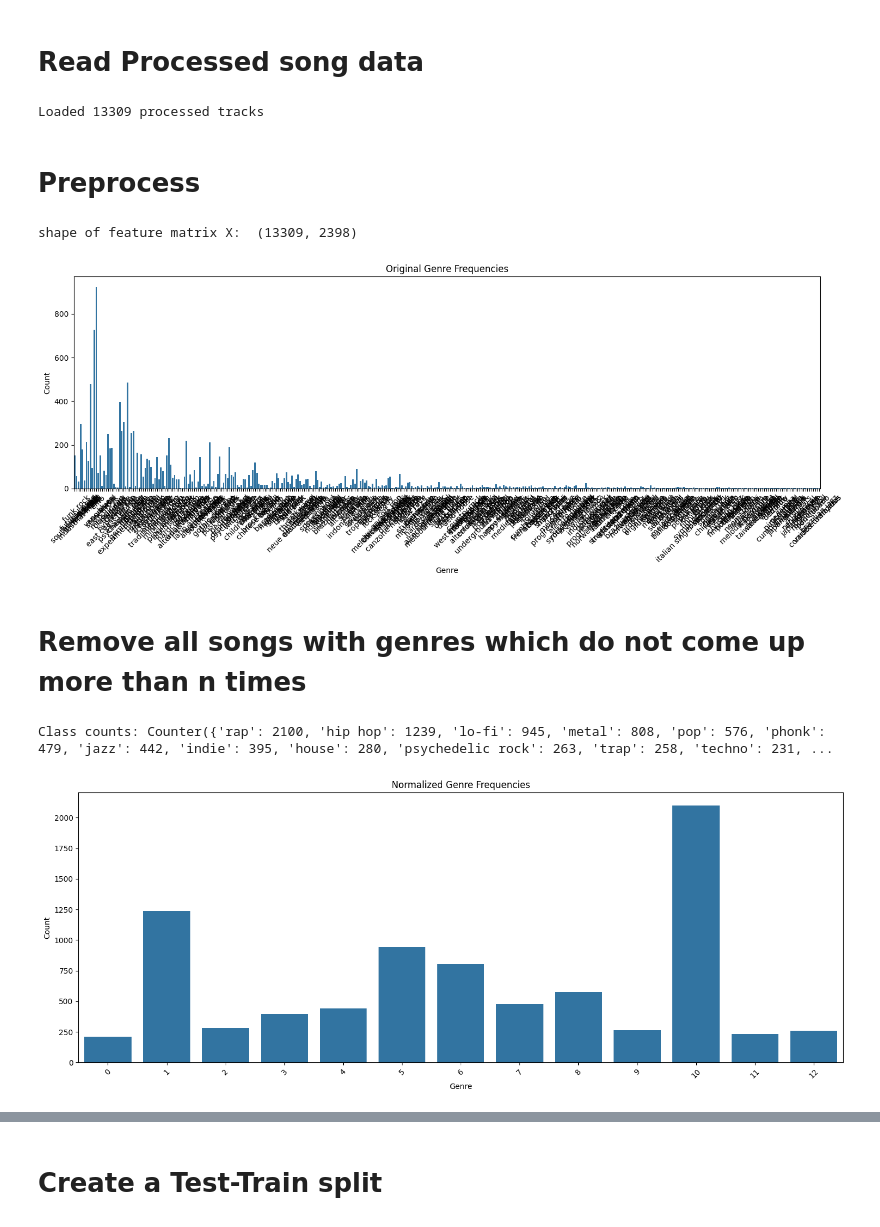
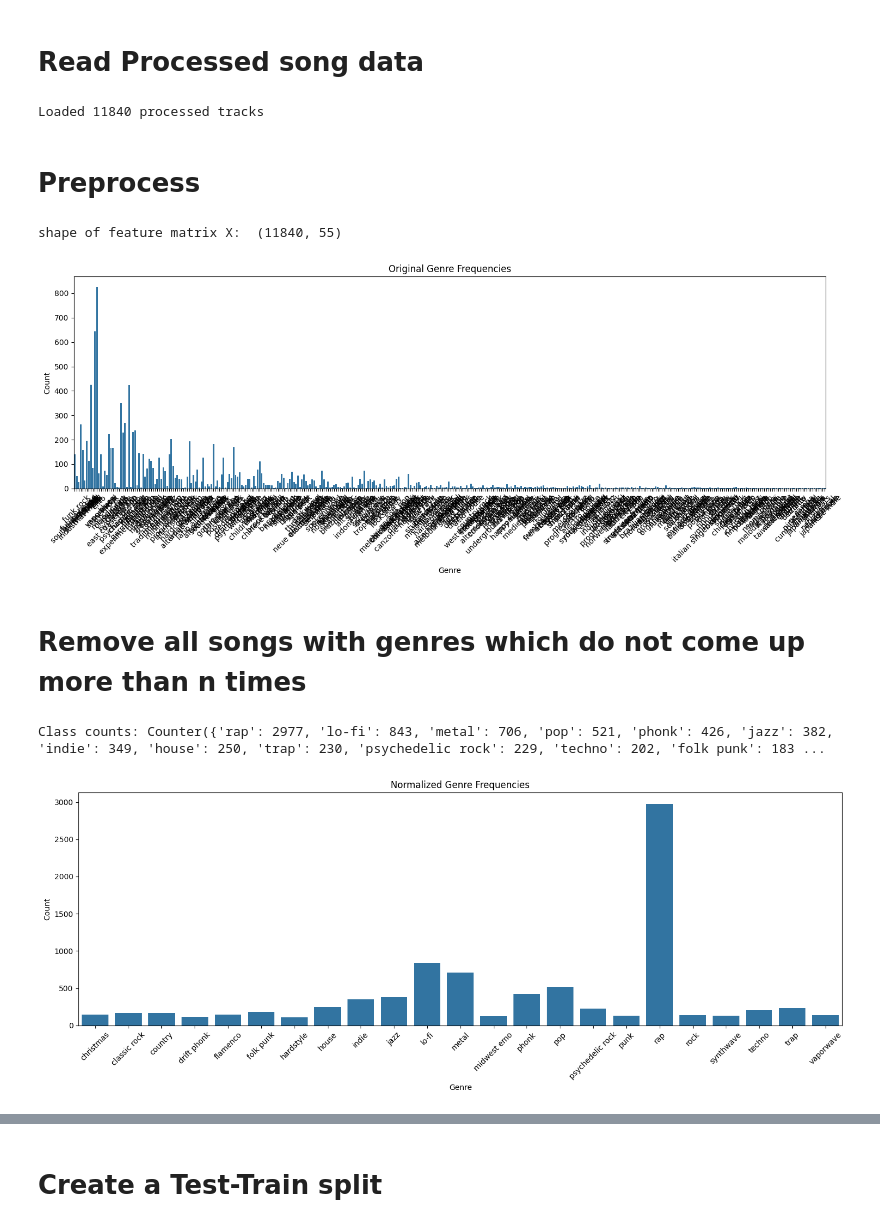
Before and after one commit to agresdominik/predictify, a Jupyter notebook: src/ai_analysis/tensorflow.ipynb, the cells around one changed output, grey strips where cells are left out. Cells and saved outputs as stored; diff of their text form; code cells hidden in the pictures.

```diff
--- a/src/ai_analysis/tensorflow.ipynb
+++ b/src/ai_analysis/tensorflow.ipynb
@@ -16,7 +18,7 @@ tracks_info_df = pd.read_csv('data.csv')
 # %% [markdown]
 # Read Processed song data
 # %%
-results_file = 'audio_features.pkl'
+results_file = 'audio_features_backup.pkl'
 
 if os.path.exists(results_file):
     with open(results_file, 'rb') as file:
@@ -26,7 +28,7 @@ if os.path.exists(results_file):
     processed_files = set(saved_data.get('processed_files', []))
     print(f"Loaded {len(processed_files)} processed tracks")
 # %% [output]
-Loaded 13309 processed tracks
+Loaded 11840 processed tracks
 # %% [markdown]
 # Preprocess
 # %%
@@ -34,7 +36,7 @@ Loaded 13309 processed tracks
 X = np.array(X)
 print("shape of feature matrix X: ", X.shape)
 # %% [output]
-shape of feature matrix X:  (13309, 2398)
+shape of feature matrix X:  (11840, 55)
 # %%
 
 # --- Replacing Sub-genres with the genres ---
@@ -190,7 +200,7 @@ axs.tick_params(axis='x', rotation=45)
 plt.tight_layout()
 plt.show()
 # %% [output]
-[figure, old version]
+[figure, new version]
 # %% [markdown]
 # Remove all songs with genres which do not come up more than n times
 # %%
@@ -213,34 +223,35 @@ counter = Counter(y)
 print("Class counts:", counter)
 
 # Keep only classes with at least n samples. At least 2  or any other % 2 == 0 number
-n = 200
+n = 100
 classes_to_keep = {cls for cls, count in counter.items() if count >= n}
 indices_to_keep = [i for i, label in enumerate(y) if label in classes_to_keep]
 
 y = np.array(y)
 
 # Filter your data.
 X_filtered = X_scaled[indices_to_keep]
 y_filtered = y[indices_to_keep]
 
 le = LabelEncoder()
 y_encoded = le.fit_transform(y_filtered)
 
 freq_leftover = Counter(y_encoded)
 leftover_genres = list(freq_leftover.keys())
 leftover_counts = list(freq_leftover.values())
 
 fig, axs = plt.subplots(figsize=(15, 6))
 
 # Plot normalized label frequencies.
 sns.barplot(x=leftover_genres, y=leftover_counts, ax=axs)
 axs.set_title("Normalized Genre Frequencies")
 axs.set_xlabel("Genre")
 axs.set_ylabel("Count")
 axs.tick_params(axis='x', rotation=45)
+axs.set_xticklabels(le.classes_)
 
 plt.tight_layout()
 plt.show()
 # %% [output]
-Class counts: Counter({'rap': 2100, 'hip hop': 1239, 'lo-fi': 945, 'metal': 808, 'pop': 576, 'phonk': 479, 'jazz': 442, 'indie': 395, 'house': 280, 'psychedelic rock': 263, 'trap': 258, 'techno': 231, ...
+Class counts: Counter({'rap': 2977, 'lo-fi': 843, 'metal': 706, 'pop': 521, 'phonk': 426, 'jazz': 382, 'indie': 349, 'house': 250, 'trap': 230, 'psychedelic rock': 229, 'techno': 202, 'folk punk': 183 ...
-[figure, old version]
+[figure, new version]
```
Also changed, not shown: parts of 21 cells of this notebook, 5 other files.
